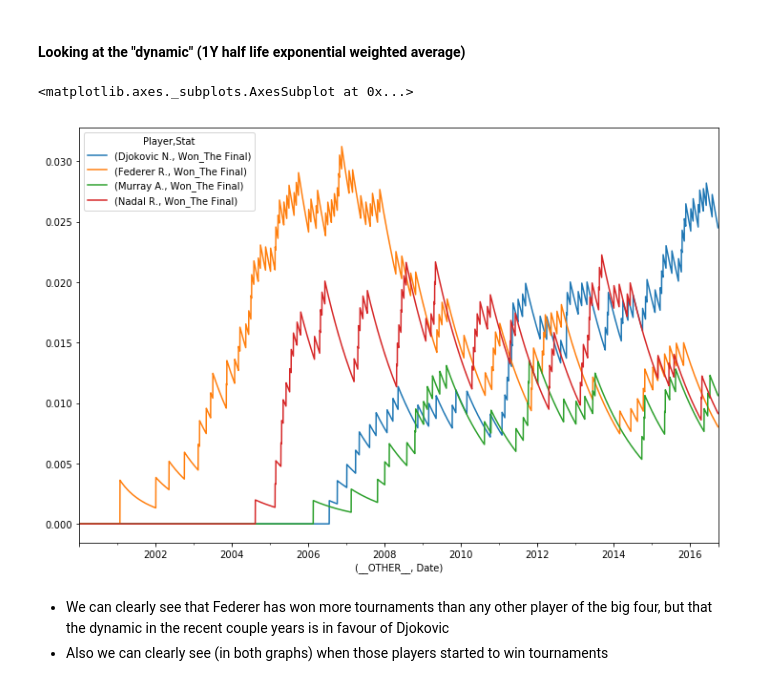
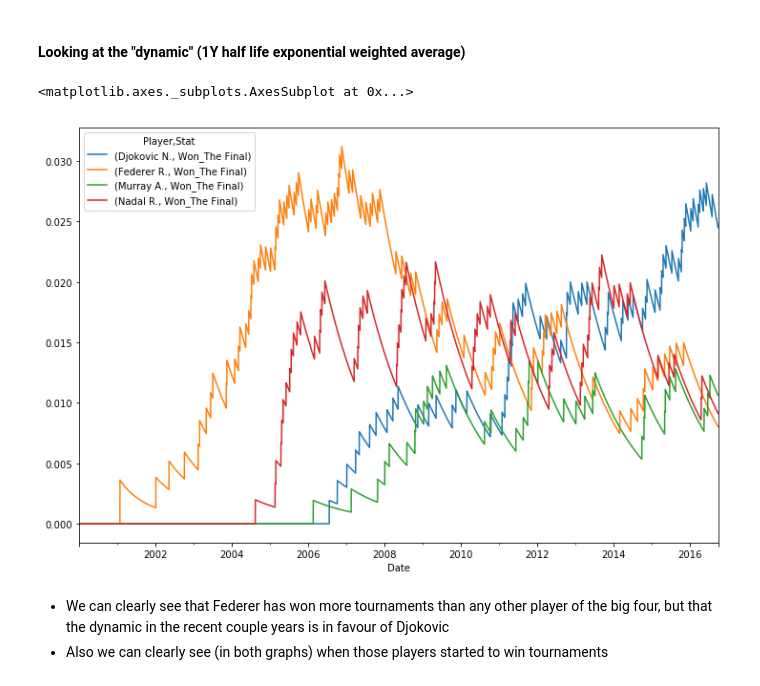
Before and after one commit to Vinh-CHUC/general-assembly-data-science-project, a Jupyter notebook: Exploratory Data Analysis.ipynb, the cells around one changed output. Drawn from its saved outputs; the diff is of its cells as text; code cells hidden in the pictures.

```diff
--- a/Exploratory Data Analysis.ipynb
+++ b/Exploratory Data Analysis.ipynb
@@ -252,5 +263,5 @@ Name: Round, dtype: int64
 # %% [markdown]
 So basically we're going to compute a set of boolean columns for every player!! That tell whether the player played/won that particular game, if he won what type of win it was (ie 1st Round, a Final?)
 # %%
-players_stats = features_engineering.compute_games_played_and_won(eda_df, all_players)
-players_stats = features_engineering.compute_win_round_type(players_stats, eda_df.Round, all_players)
+players_stats = features_engineering.compute_games_played_and_won__fast(eda_df, all_players)
+players_stats = features_engineering.compute_win_round_type__fast(players_stats, eda_df.Round, all_players)
@@ -333,11 +335,14 @@ expanding_stats.loc(axis=1)[big4, ["Won_The Final"]].plot()
 #### Looking at the "dynamic" (1Y half life exponential weighted average)
 # %%
 rolling_1Y_stats = resampled_stats.ewm(halflife=365).mean()
+
 rolling_1Y_stats.sort_index(axis=1, inplace=True)
+rolling_1Y_stats.index.rename("Date")
+
 rolling_1Y_stats.loc(axis=1)[big4, ["Won_The Final"]].plot()
 # %% [output]
 <matplotlib.axes._subplots.AxesSubplot at 0x...>
-[figure, old version]
+[figure, new version]
 # %% [markdown]
 * We can clearly see that Federer has won more tournaments than any other player of the big four, but that the dynamic in the recent couple years is in favour of Djokovic
 * Also we can clearly see (in both graphs) when those players started to win tournaments
```
Also changed, not shown: parts of 23 cells of this notebook, 1 other file.
